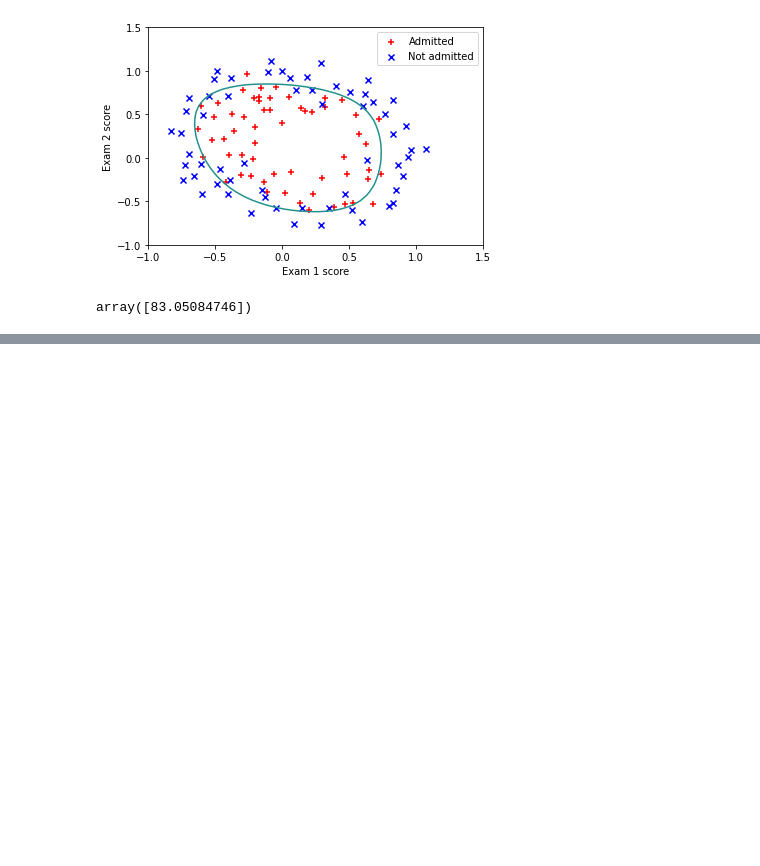
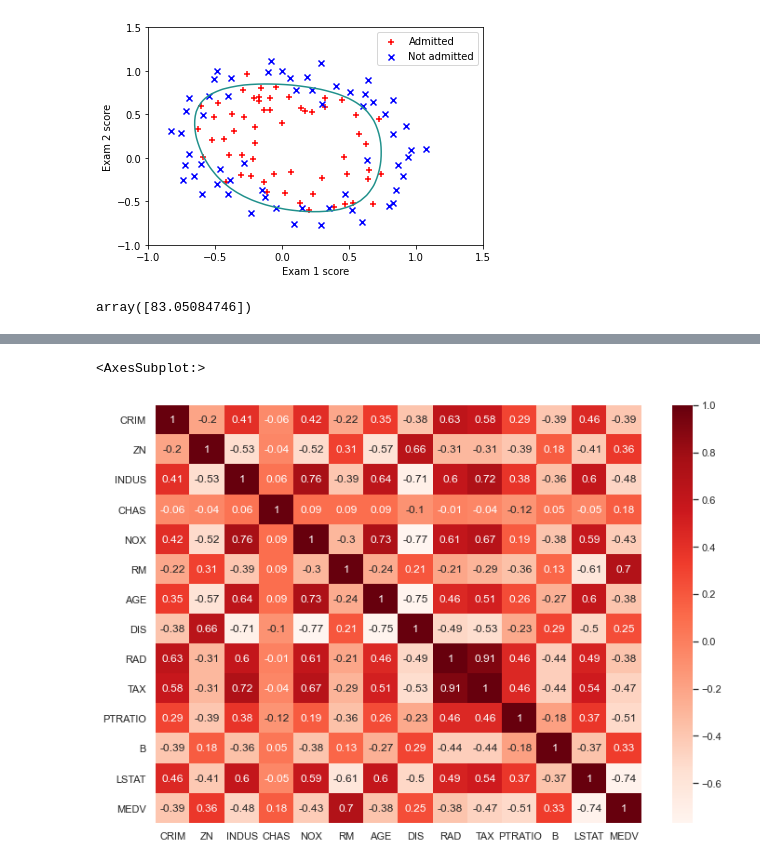
Before and after one commit to anormang1992/mlvirtus, a Jupyter notebook: MLVirtus Testing.ipynb, the cells around one changed output, grey strips where cells are left out. Cells and saved outputs as stored; diff of their text form; code cells hidden in the pictures; blank space fills up the shorter version.

```diff
--- a/MLVirtus Testing.ipynb
+++ b/MLVirtus Testing.ipynb
@@ -115,0 +158,7 @@ array([83.05084746])
+# %%
+correlation = df.corr().round(2)
+# annot = True to print the values inside the square
+sns.heatmap(data=correlation, annot=True, cmap='Reds')
+# %% [output]
+<AxesSubplot:>
+[figure, added]
```
Also changed, not shown: parts of 13 cells of this notebook.
